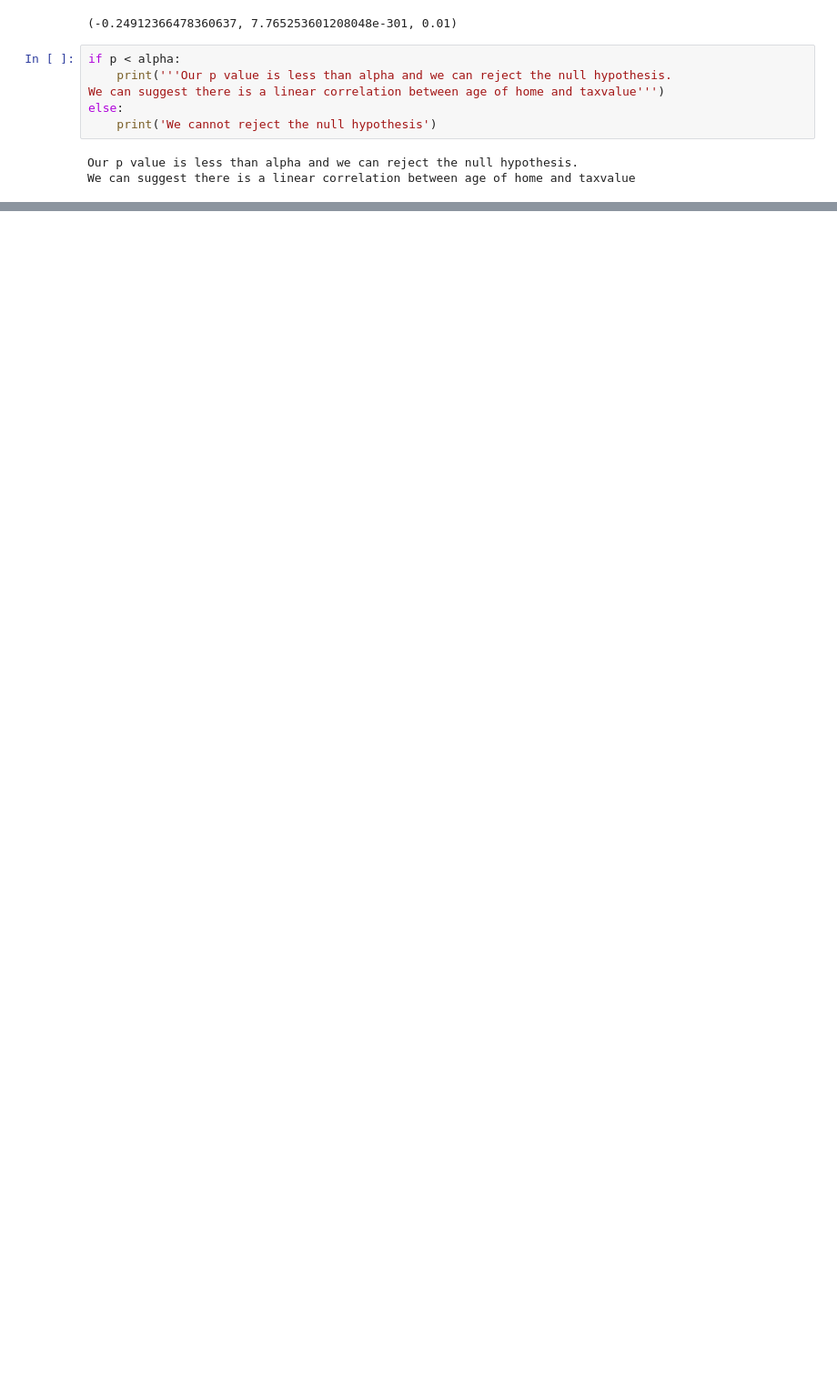
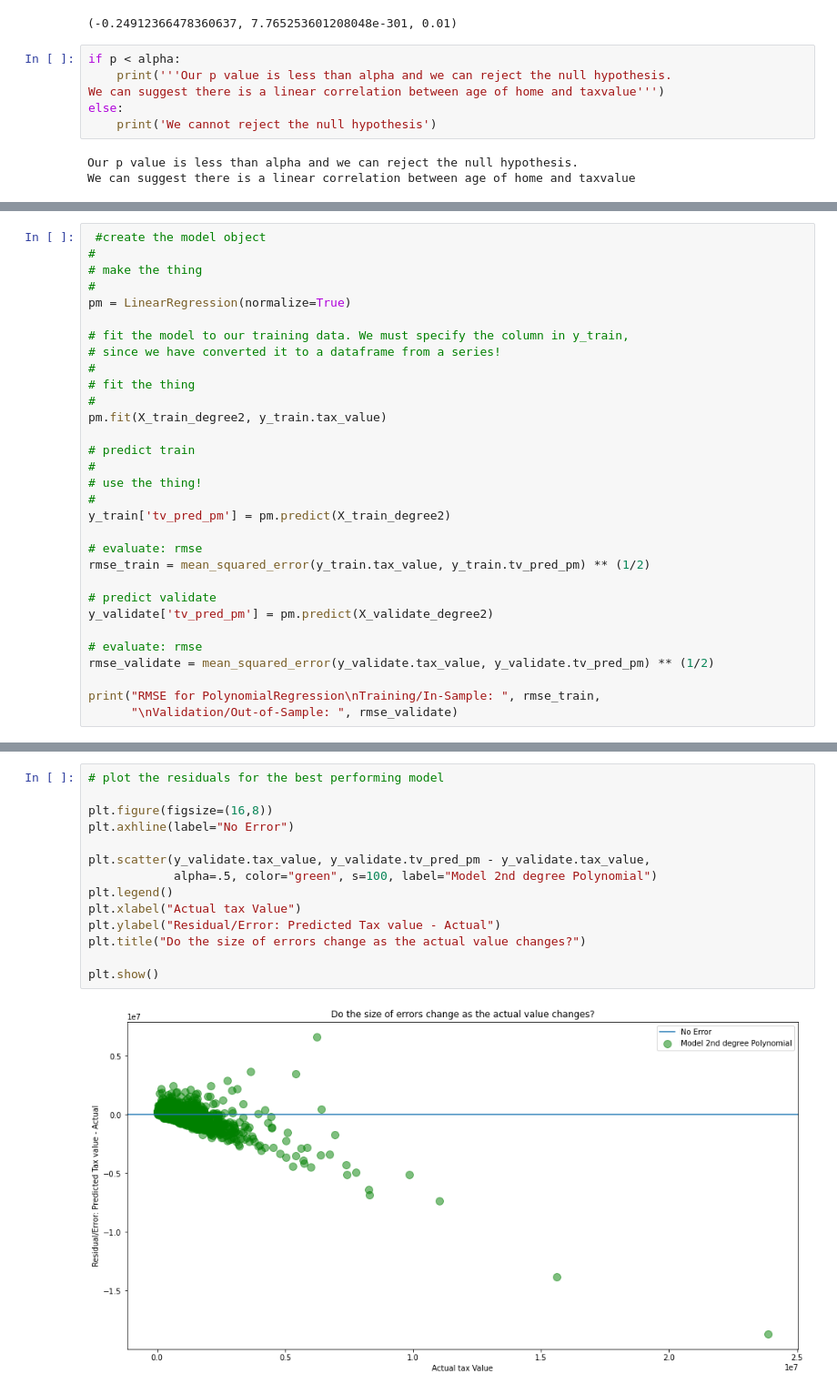
Before and after one commit to mariamnaqvi/predicting_property_values, a Jupyter notebook: final_report_zillow.ipynb, the cells around one changed output, grey strips where cells are left out. Shown at 91% size. Cells and saved outputs as stored; diff of their text form; blank space fills up the shorter version.

```diff
--- a/final_report_zillow.ipynb
+++ b/final_report_zillow.ipynb
@@ -891,0 +1205,31 @@ We can suggest there is a linear correlation between age of home and taxvalue
+# %%
+ #create the model object
+#
+# make the thing
+#
+pm = LinearRegression(normalize=True)
+
+# fit the model to our training data. We must specify the column in y_train,
+# since we have converted it to a dataframe from a series!
+#
+# fit the thing
+#
+pm.fit(X_train_degree2, y_train.tax_value)
+
+# predict train
+#
+# use the thing!
+#
+y_train['tv_pred_pm'] = pm.predict(X_train_degree2)
+
+# evaluate: rmse
+rmse_train = mean_squared_error(y_train.tax_value, y_train.tv_pred_pm) ** (1/2)
+
+# predict validate
+y_validate['tv_pred_pm'] = pm.predict(X_validate_degree2)
+
+# evaluate: rmse
+rmse_validate = mean_squared_error(y_validate.tax_value, y_validate.tv_pred_pm) ** (1/2)
+
+print("RMSE for PolynomialRegression\nTraining/In-Sample: ", rmse_train,
+      "\nValidation/Out-of-Sample: ", rmse_validate)
@@ -891,0 +1294,16 @@ We can suggest there is a linear correlation between age of home and taxvalue
+# %%
+# plot the residuals for the best performing model
+
+plt.figure(figsize=(16,8))
+plt.axhline(label="No Error")
+
+plt.scatter(y_validate.tax_value, y_validate.tv_pred_pm - y_validate.tax_value,
+            alpha=.5, color="green", s=100, label="Model 2nd degree Polynomial")
+plt.legend()
+plt.xlabel("Actual tax Value")
+plt.ylabel("Residual/Error: Predicted Tax value - Actual")
+plt.title("Do the size of errors change as the actual value changes?")
+
+plt.show()
+# %% [output]
+[figure, added]
```
Also changed, not shown: parts of 50 cells of this notebook.
